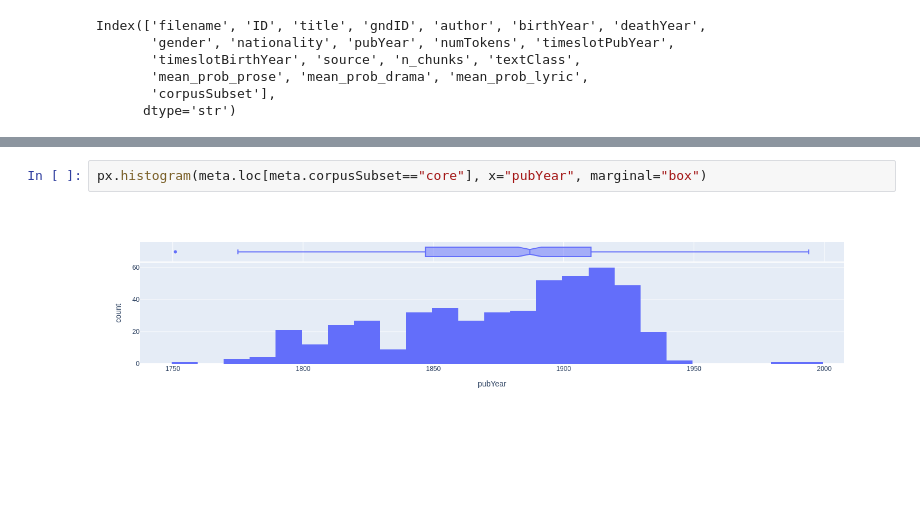
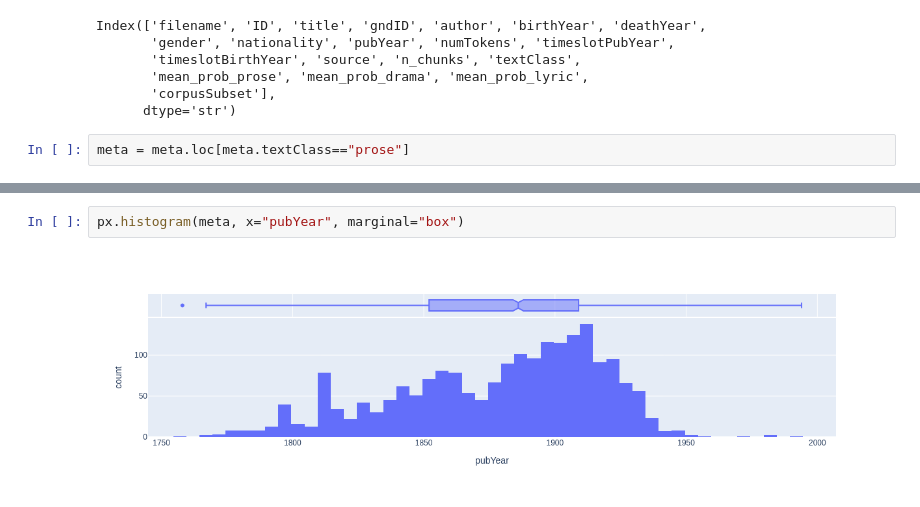
Before and after one commit to DanielKababgi/setting-detection-chr2027, a Jupyter notebook: dataset-exploration.ipynb, the cells around one changed output, grey strips where cells are left out. Cells and saved outputs as stored; diff of their text form; blank space fills up the shorter version.

```diff
--- a/dataset-exploration.ipynb
+++ b/dataset-exploration.ipynb
@@ -67,3 +71,5 @@ Index(['filename', 'ID', 'title', 'gndID', 'author', 'birthYear', 'deathYear',
        'mean_prob_prose', 'mean_prob_drama', 'mean_prob_lyric',
        'corpusSubset'],
       dtype='str')
+# %%
+meta = meta.loc[meta.textClass=="prose"]
@@ -84,4 +126,4 @@ Name: count, dtype: int64
 # %%
-px.histogram(meta.loc[meta.corpusSubset=="core"], x="pubYear", marginal="box")
+px.histogram(meta, x="pubYear", marginal="box")
 # %% [output]
-[figure, old version]
+[figure, new version]
```
Also changed, not shown: parts of 10 cells of this notebook, 3 other files.
